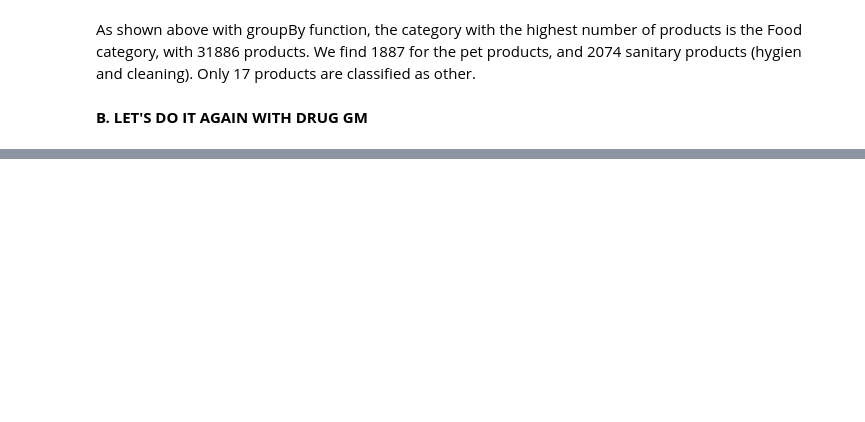
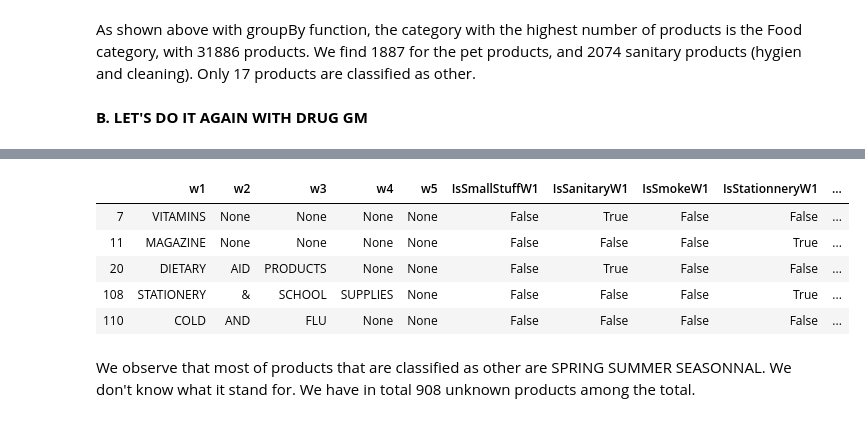
Before and after one commit to marvande/epfl-ada-2019-data-analysis, a Jupyter notebook: code/Products.ipynb, the cells around one changed output, grey strips where cells are left out. Cells and saved outputs as stored; diff of their text form; code cells hidden in the pictures; blank space fills up the shorter version.

```diff
--- a/code/Products.ipynb
+++ b/code/Products.ipynb
@@ -239,11 +367,10 @@ wordsDGM.w1.unique()
 # %%
-
 SmallStuffW1 = ['ELECTRICAL','BATTERIES','CHARCOAL','HARDWARE','FILM',
           'FIREWORKS','CANDLES' 'APPAREL', 'TOYS', 'GLASSWARE','HOSIERY','SHOE','COOKWARE',
-        'GLASSES','PROPANE', 'WATCHES', 'TICKETS','CANDY','COFFEE']
+        'GLASSES','PROPANE', 'WATCHES', 'TICKETS','CANDY','COFFEE','SEWING']
 
-OtherW1 = ['FIRST','KITCHEN','COLD','BABY', 'FEMININE','DIETARY','SPRING', 'HAND','ORAL', 'INFANT','PLASTIC',
-           'FOOT','DISPOSIBLE', 'AUDIO', 'EYE', 'AUTOMOTIVE','OVERNIGHT', 'PERSONAL','LAWN', 'HALLOWEEN', 'SEWING',
+OtherW1 = ['FIRST','KITCHEN','COLD','FEMININE','SPRING', 'HAND','PLASTIC',
+           'FOOT','DISPOSIBLE', 'AUDIO', 'EYE', 'AUTOMOTIVE','OVERNIGHT', 'PERSONAL','LAWN', 'HALLOWEEN',
            'COUPON', 'J-HOOKS', 'FAMILY', 'EASTER','PREPAID', 'HOME', 'IN-STORE', 'ADULT', 'DOMESTIC',
        'FALL','NATURAL', 'ETHNIC', 'CHRISTMAS', 'CONTINUITIES','PORTABLE', 'VALENTINE','MISCELLANEOUS', 'DOLLAR',
            'FRAGRANCES', 'SPORTS', 'LONG', 'FD']
@@ -252,10 +379,8 @@ SmokeW1 = ['CIGARETTES','TOBACCO','SMOKING','CIGARS']
 
 StationneryW1 = ['MAGAZINE','STATIONERY','NEWSPAPER', 'BOOKSTORE', 'GREETING']
 
-PharmacyW1 = ['VITAMINS','ANALGESICS','LAXATIVES']
-
 
 SanitaryW1 = ['SOAP','HAIR', 'SHAVING', 'INSECTICIDES','IRONING','DEODORANTS', 'BROOMS', 'ANTACIDS','SINUS',
-              'SUNTAN', 'DIAPERS']
+              'SUNTAN', 'DIAPERS','VITAMINS','ANALGESICS','LAXATIVES','DIETARY','ORAL','INFANT','BABY']
 # %%
 wordsDGM.w2.unique()
@@ -279,0 +417,10 @@ wordsDGM.w3.unique()
+# %%
+SmallStuffW3 = ['CAMERA', 'BAKEWARE','ACCESSORIES', 'DISPOSABLES', 'ITEMS','GAMES', 'DINNERWARE', 'AIDS','BAGS']
+
+OtherW3 = ['PRODUCTS', 'SCHOOL','LIQUID','PACKAGED','CHECKLANE', 'CHEMICALS', 'SEASONAL','WRAP', 'APPLIANCES',
+          '&', 'WINTER','GARDEN','LOBBY', 'CALLING']
+
+SmokeW3 = ['LIGHTER']
+
+
+SanitaryW3 = ['FACIAL', 'MOPS', 'ALLERGY','EAR','FLU','CARE']
@@ -279,0 +435,27 @@ wordsDGM.w3.unique()
+# %%
+wordsDGM['IsSmallStuffW1'] = wordsDGM.w1.isin(SmallStuffW1)
+wordsDGM['IsSanitaryW1'] = wordsDGM.w1.isin(SanitaryW1)
+wordsDGM['IsSmokeW1'] = wordsDGM.w1.isin(SmokeW1)
+wordsDGM['IsStationneryW1'] = wordsDGM.w1.isin(StationneryW1)
+wordsDGM['IsOtherW1'] = wordsDGM.w1.isin(OtherW1)
+
+wordsDGM['IsSmallStuffW2'] = wordsDGM.w2.isin(SmallStuffW2)
+wordsDGM['IsSanitaryW2'] = wordsDGM.w2.isin(SanitaryW2)
+wordsDGM['IsSmokeW2'] = wordsDGM.w2.isin(SmokeW2)
+wordsDGM['IsOtherW2'] = wordsDGM.w2.isin(OtherW2)
+
+wordsDGM['IsSmallStuffW3'] = wordsDGM.w3.isin(SmallStuffW3)
+wordsDGM['IsSanitaryW3'] = wordsDGM.w3.isin(SanitaryW3)
+wordsDGM['IsSmokeW3'] = wordsDGM.w3.isin(SmokeW3)
+wordsDGM['IsOtherW3'] = wordsDGM.w3.isin(OtherW3)
+# %%
+wordsDGM.head()
+# %% [output]
+|  | w1 | w2 | w3 | w4 | w5 | IsSmallStuffW1 | IsSanitaryW1 | IsSmokeW1 | IsStationneryW1 | ... |
+| 7 | VITAMINS | None | None | None | None | False | True | False | False | ... |
+| 11 | MAGAZINE | None | None | None | None | False | False | False | True | ... |
+| 20 | DIETARY | AID | PRODUCTS | None | None | False | True | False | False | ... |
+| 108 | STATIONERY | & | SCHOOL | SUPPLIES | None | False | False | False | True | ... |
+| 110 | COLD | AND | FLU | None | None | False | False | False | False | ... |
+# %% [markdown]
+We observe that most of products that are classified as other are SPRING SUMMER SEASONNAL. We don't know what it stand for. We have in total 908 unknown products among the total.
```
Also changed, not shown: parts of 25 cells of this notebook.
